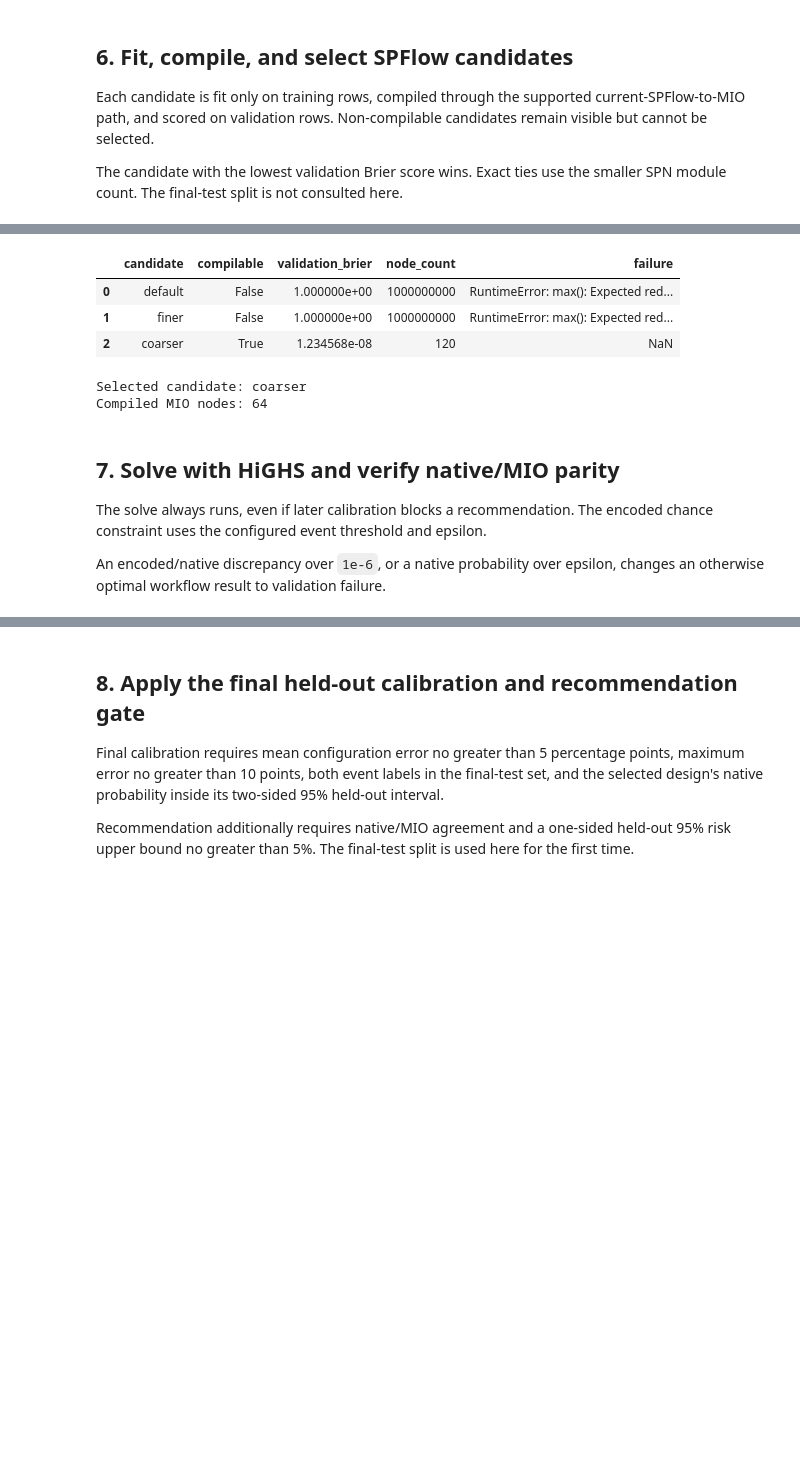
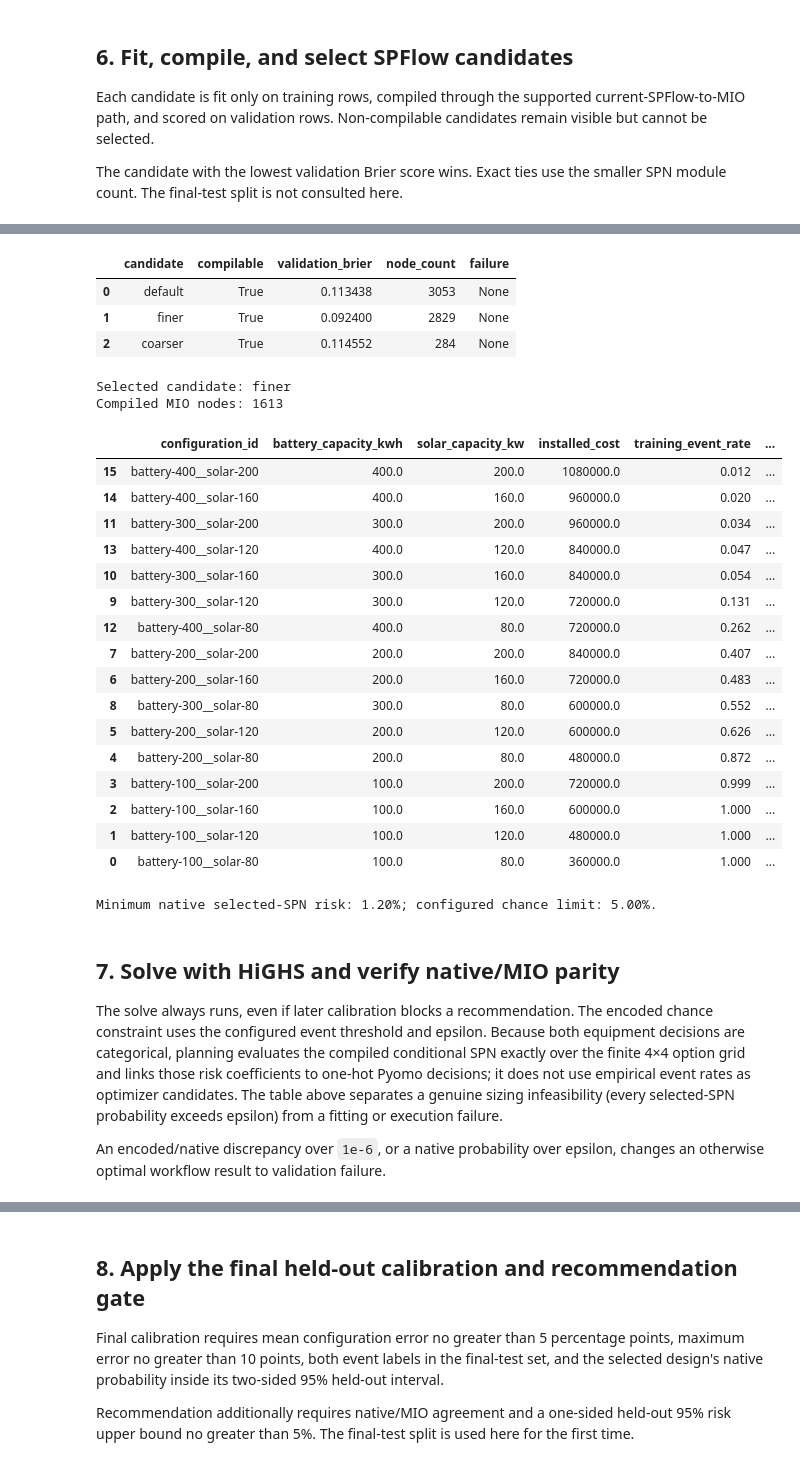
Before and after one commit to nicosquare/open-energy-lab, a Jupyter notebook: examples/tpm_planning/discrete_study_walkthrough.ipynb, the cells around one changed output, grey strips where cells are left out. Saved outputs shown, nothing was run; the diff lists cells and outputs as text; code cells hidden in the pictures; blank space fills up the shorter version.

```diff
--- a/examples/tpm_planning/discrete_study_walkthrough.ipynb
+++ b/examples/tpm_planning/discrete_study_walkthrough.ipynb
@@ -162,6 +164,6 @@ The first-release planning decision is battery and solar sizing only. Costs are
 # %%
-SOLAR_CAPACITIES_KW = (80.0, 120.0, 160.0)
-BATTERY_CAPACITIES_KWH = (100.0, 200.0, 300.0)
+SOLAR_CAPACITIES_KW = (80.0, 120.0, 160.0, 200.0)
+BATTERY_CAPACITIES_KWH = (100.0, 200.0, 300.0, 400.0)
 BATTERY_C_RATE = 0.5
 
 SOLAR_COST_AED_PER_KW = 3_000.0
@@ -190,6 +192,7 @@ SPN_CANDIDATES = {
 MEAN_CALIBRATION_ERROR_LIMIT = 0.05
 MAX_CALIBRATION_ERROR_LIMIT = 0.10
 NATIVE_MIO_TOLERANCE = 1e-6
+SOLVER_TIME_LIMIT_SECONDS = 120.0
 MAX_TENSOR_BYTES = 512 * 1024 * 1024
 # %% [markdown]
 ## 2. Load the canonical PVGIS TMY and fit weather once
@@ -635,10 +640,11 @@ for split_name in ("train", "validation", "test"):
         grid_availability=grid_policy,
     )
 
-    # The request fingerprint keeps incompatible reruns in separate directories.
+    # Separate simulator-semantics versions first, then request configurations.
+    # This prevents an older dispatch dataset from being resumed after a physics fix.
     manifest_root = (
         OUTPUT_ROOT
-        / "datasets"
+        / f"datasets-{PLANNING_STUDY_SIMULATION_SEMANTICS_VERSION}"
         / f"{split_name}-{request.request_fingerprint[:12]}"
     )
     manifest = generate_planning_study_dataset(
@@ -922,34 +926,90 @@ used 7 iterations (0.0039s) to cluster 1000 items into 2 clusters
 # %%
 candidate_frame = pd.DataFrame(
     [
         {
             "candidate": score.candidate_name,
             "compilable": score.compilable,
             "validation_brier": score.validation_brier_score,
             "node_count": score.node_count,
             "failure": score.failure_reason,
         }
         for score in candidate_scores
     ]
 )
-display(candidate_frame)
+with pd.option_context("display.max_colwidth", None):
+    display(candidate_frame)
+
+# DataFrame renderers may still abbreviate long exceptions. Print each failure in full.
+if candidate_failures:
+    print("Candidate failures (full diagnostics):")
+    for candidate_name, failure in candidate_failures.items():
+        print(f"- {candidate_name}: {failure}")
 
 selected_candidate_score = select_spn_candidate(candidate_scores)
 selected_candidate = candidate_artifacts[selected_candidate_score.candidate_name]
 
 print("Selected candidate:", selected_candidate_score.candidate_name)
 print("Compiled MIO nodes:", len(selected_candidate.compiled_payload["nodes"]))
+
+# Make the optimization result interpretable before invoking HiGHS. These are
+# native selected-SPN probabilities; the final-test split remains untouched.
+selected_spn_probabilities = configuration_probabilities(
+    selected_candidate.artifact,
+    split_frames["validation"],
+)
+selected_risk_frame = split_summaries["train"].rename(
+    columns={"empirical_event_rate": "training_event_rate"}
+).merge(
+    split_summaries["validation"][
+        ["configuration_id", "empirical_event_rate"]
+    ].rename(columns={"empirical_event_rate": "validation_event_rate"}),
+    on="configuration_id",
+)
+selected_risk_frame["spn_event_probability"] = selected_risk_frame[
+    "configuration_id"
+].map(selected_spn_probabilities)
+selected_risk_frame["meets_chance_limit"] = (
+    selected_risk_frame["spn_event_probability"] <= CHANCE_LIMIT
+)
+selected_risk_frame = selected_risk_frame.sort_values(
+    ["spn_event_probability", "installed_cost"]
+)
+display(selected_risk_frame)
+
+minimum_spn_risk = selected_risk_frame["spn_event_probability"].min()
+print(
+    f"Minimum native selected-SPN risk: {minimum_spn_risk:.2%}; "
+    f"configured chance limit: {CHANCE_LIMIT:.2%}."
+)
 # %% [output]
 |  | candidate | compilable | validation_brier | node_count | failure |
-| 0 | default | False | 1.000000e+00 | 1000000000 | RuntimeError: max(): Expected red... |
-| 1 | finer | False | 1.000000e+00 | 1000000000 | RuntimeError: max(): Expected red... |
-| 2 | coarser | True | 1.234568e-08 | 120 | NaN |
+| 0 | default | True | 0.113438 | 3053 | None |
+| 1 | finer | True | 0.092400 | 2829 | None |
+| 2 | coarser | True | 0.114552 | 284 | None |
-Selected candidate: coarser
-Compiled MIO nodes: 64
+Selected candidate: finer
+Compiled MIO nodes: 1613
+|  | configuration_id | battery_capacity_kwh | solar_capacity_kw | installed_cost | training_event_rate | ... |
+| 15 | battery-400__solar-200 | 400.0 | 200.0 | 1080000.0 | 0.012 | ... |
+| 14 | battery-400__solar-160 | 400.0 | 160.0 | 960000.0 | 0.020 | ... |
+| 11 | battery-300__solar-200 | 300.0 | 200.0 | 960000.0 | 0.034 | ... |
+| 13 | battery-400__solar-120 | 400.0 | 120.0 | 840000.0 | 0.047 | ... |
+| 10 | battery-300__solar-160 | 300.0 | 160.0 | 840000.0 | 0.054 | ... |
+| 9 | battery-300__solar-120 | 300.0 | 120.0 | 720000.0 | 0.131 | ... |
+| 12 | battery-400__solar-80 | 400.0 | 80.0 | 720000.0 | 0.262 | ... |
+| 7 | battery-200__solar-200 | 200.0 | 200.0 | 840000.0 | 0.407 | ... |
+| 6 | battery-200__solar-160 | 200.0 | 160.0 | 720000.0 | 0.483 | ... |
+| 8 | battery-300__solar-80 | 300.0 | 80.0 | 600000.0 | 0.552 | ... |
+| 5 | battery-200__solar-120 | 200.0 | 120.0 | 600000.0 | 0.626 | ... |
+| 4 | battery-200__solar-80 | 200.0 | 80.0 | 480000.0 | 0.872 | ... |
+| 3 | battery-100__solar-200 | 100.0 | 200.0 | 720000.0 | 0.999 | ... |
+| 2 | battery-100__solar-160 | 100.0 | 160.0 | 600000.0 | 1.000 | ... |
+| 1 | battery-100__solar-120 | 100.0 | 120.0 | 480000.0 | 1.000 | ... |
+| 0 | battery-100__solar-80 | 100.0 | 80.0 | 360000.0 | 1.000 | ... |
+Minimum native selected-SPN risk: 1.20%; configured chance limit: 5.00%.
 # %% [markdown]
 ## 7. Solve with HiGHS and verify native/MIO parity
 
-The solve always runs, even if later calibration blocks a recommendation. The encoded chance constraint uses the configured event threshold and epsilon.
+The solve always runs, even if later calibration blocks a recommendation. The encoded chance constraint uses the configured event threshold and epsilon. Because both equipment decisions are categorical, planning evaluates the compiled conditional SPN exactly over the finite 4×4 option grid and links those risk coefficients to one-hot Pyomo decisions; it does not use empirical event rates as optimizer candidates. The table above separates a genuine sizing infeasibility (every selected-SPN probability exceeds epsilon) from a fitting or execution failure.
 
 An encoded/native discrepancy over `1e-6`, or a native probability over epsilon, changes an otherwise optimal workflow result to validation failure.
 # %%
```
Also changed, not shown: parts of 15 cells of this notebook, 7 other files.
